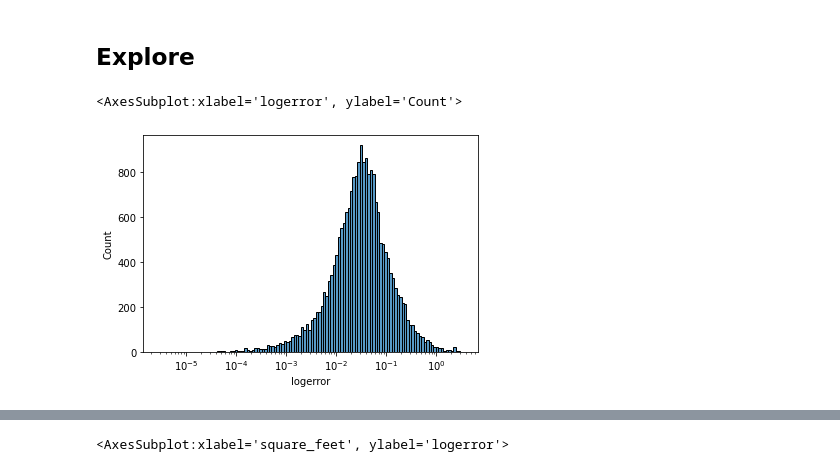
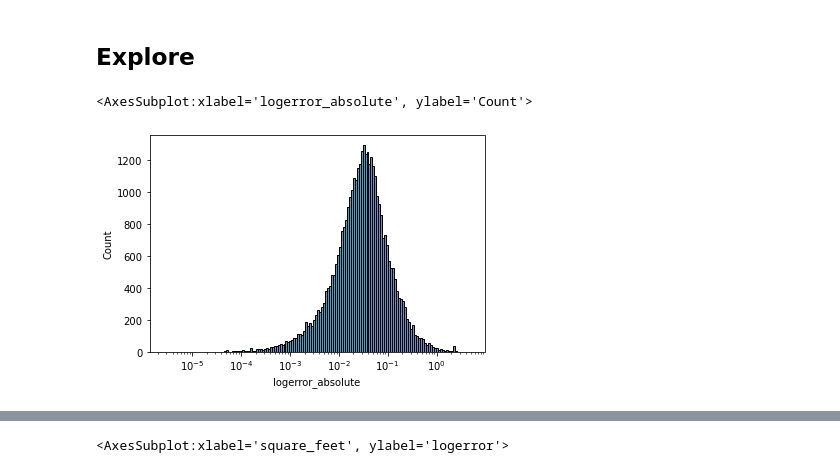
Before and after one commit to sam-and-ken/clustering-project, a Jupyter notebook: cluster-project-sam.ipynb, the cells around one changed output, grey strips where cells are left out. Cells and saved outputs as stored; diff of their text form; code cells hidden in the pictures.

```diff
--- a/cluster-project-sam.ipynb
+++ b/cluster-project-sam.ipynb
@@ -27,7 +27,7 @@ train, validate, test = split_zillow(zillow, stratify_by = 'county')
 # %%
 # Displaying a distribution of logerror
 
-sns.histplot(train['logerror'], log_scale = True)
+sns.histplot(train['logerror_absolute'], log_scale = True)
 # %% [output]
-<AxesSubplot:xlabel='logerror', ylabel='Count'>
+<AxesSubplot:xlabel='logerror_absolute', ylabel='Count'>
-[figure, old version]
+[figure, new version]
```
Also changed, not shown: parts of 13 cells of this notebook.
